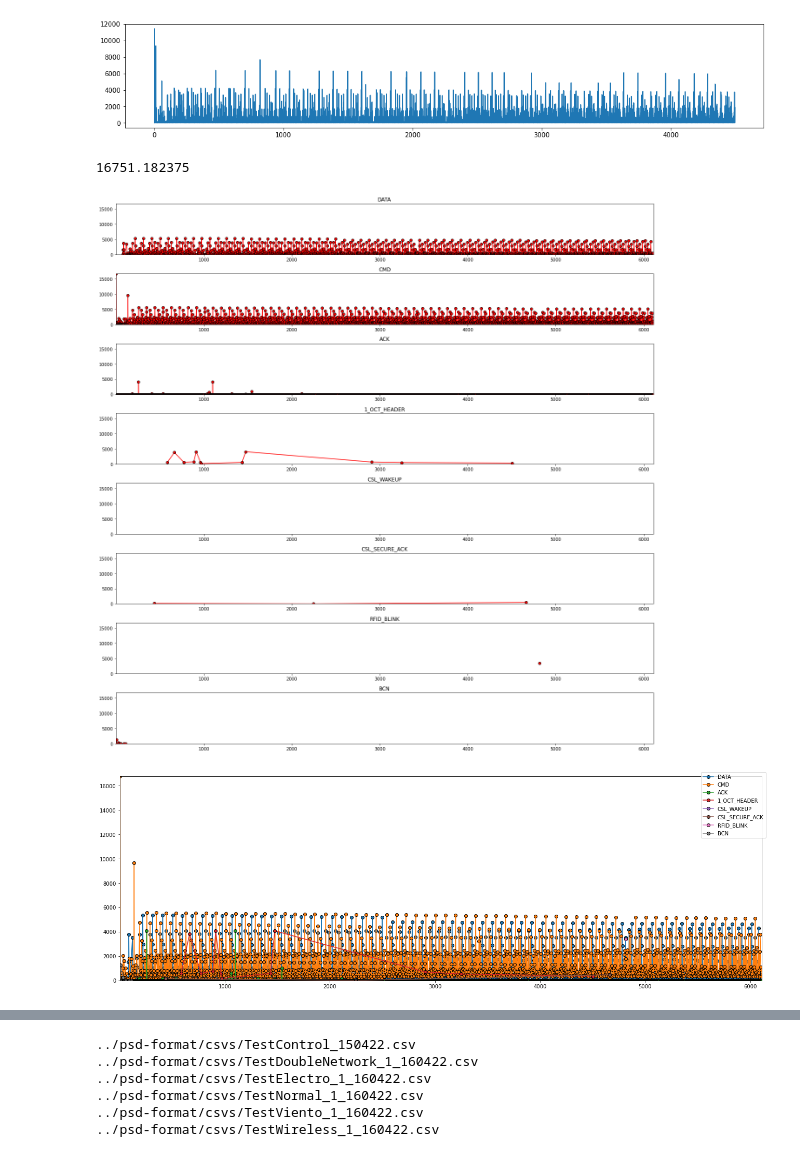
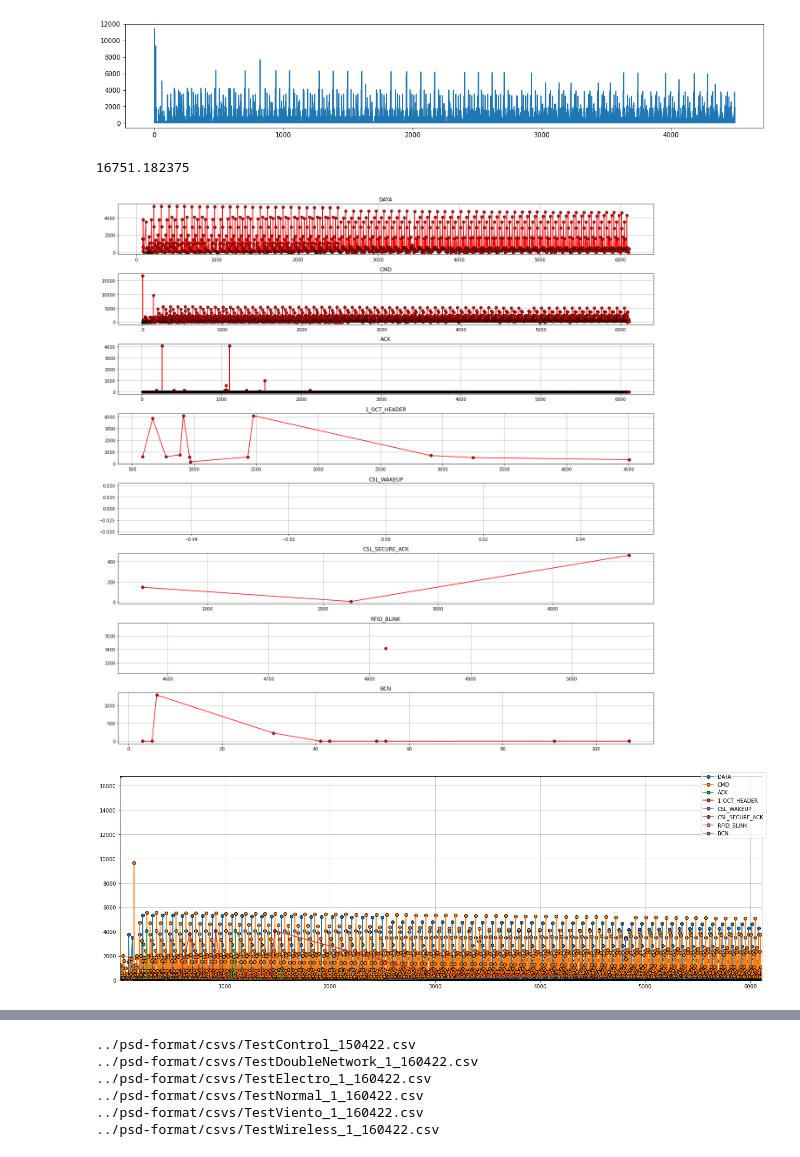
Before and after one commit to the-other-mariana/star-network, a Jupyter notebook: misc/data-analysis/prep.ipynb, the cells around one changed output, grey strips where cells are left out. Saved outputs shown, nothing was run; the diff lists cells and outputs as text; code cells hidden in the pictures.

```diff
--- a/misc/data-analysis/prep.ipynb
+++ b/misc/data-analysis/prep.ipynb
@@ -115,37 +115,40 @@ def plot_ts(y_col):
         if min(df_per_type[y_col].values) < y_min:
             y_min = min(df_per_type[y_col].values)
 
         if max(df_per_type[y_col].values) > y_max:
             y_max = max(df_per_type[y_col].values)
 
     rows = len(TYPES.keys())
     cols = 1
     print(y_max)
     figt = plt.figure( figsize=(18,18) )
     axes = figt.subplots(rows, cols)
     fig_all = plt.figure( figsize=(18,6) )
     ax_all = fig_all.gca()
 
 
     for i in range(len(TYPES.keys())):
         xs = t_per_type[i]['PCKT_NUM'].values
         ys = t_per_type[i][y_col].values
         axes[i].plot(xs, ys, linestyle='-', marker='o', color='red', markeredgecolor='black')
-        axes[i].set_xlim(x_min, x_max)
-        axes[i].set_ylim(y_min, y_max)
         axes[i].set_title(fct_names[i])
+        axes[i].set_axisbelow(True)
+        axes[i].grid()
 
         ax_all.set_xlim(x_min, x_max)
         ax_all.set_ylim(y_min, y_max)
         ax_all.plot(xs, ys, linestyle='-', marker='o', markeredgecolor='black', label = fct_names[i])
+    ax_all.set_axisbelow(True)
+    ax_all.grid()
     figt.tight_layout()
+    fig_all.legend()
     fig_all.tight_layout()
-    fig_all.legend()
+    plt.savefig(f"{y_col}.png", dpi=500)
     plt.show()
 plot_ts('TIME(MS)')
 # %% [output]
 16751.182375
-[figure, old version]
+[figure, new version]
 [figure]
 # %%
 plot_ts('RSSI')
```
Also changed, not shown: parts of 1 cell of this notebook, 4 other files.
